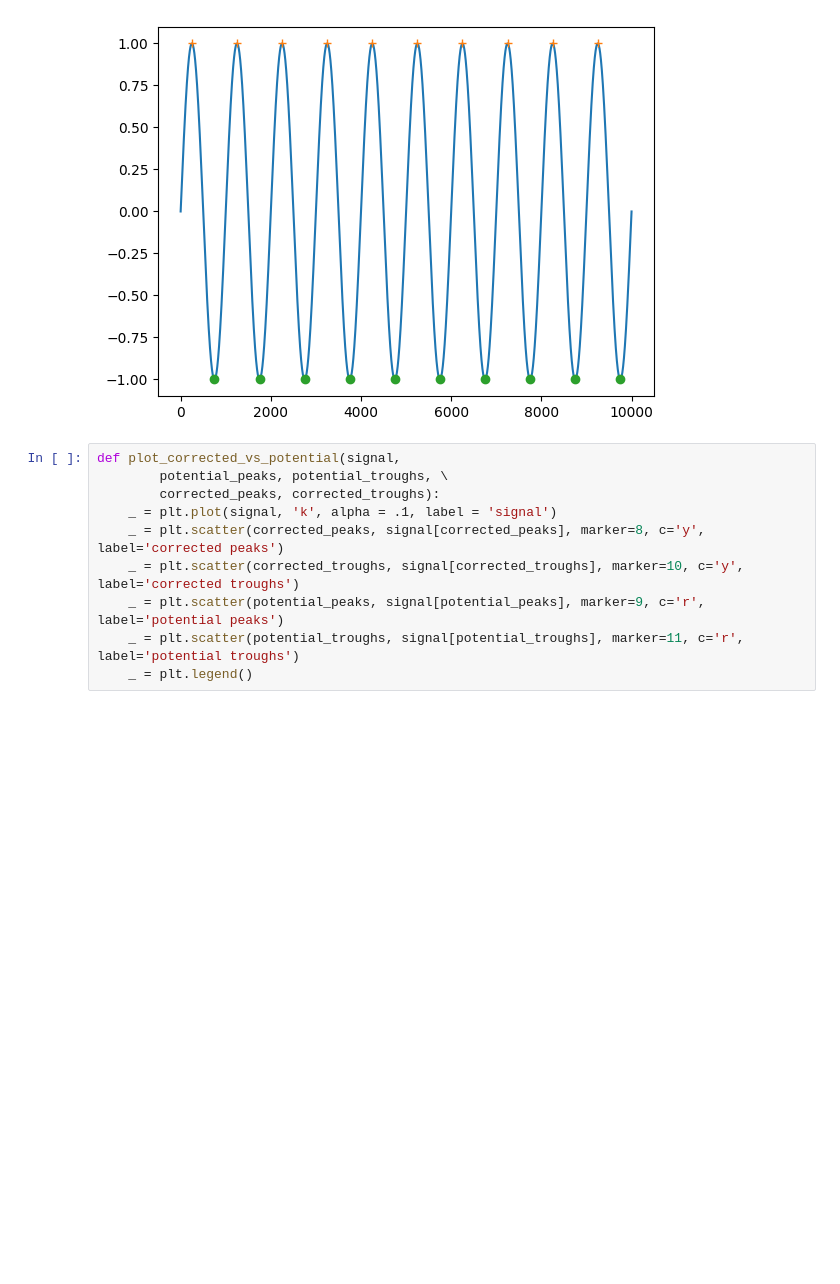
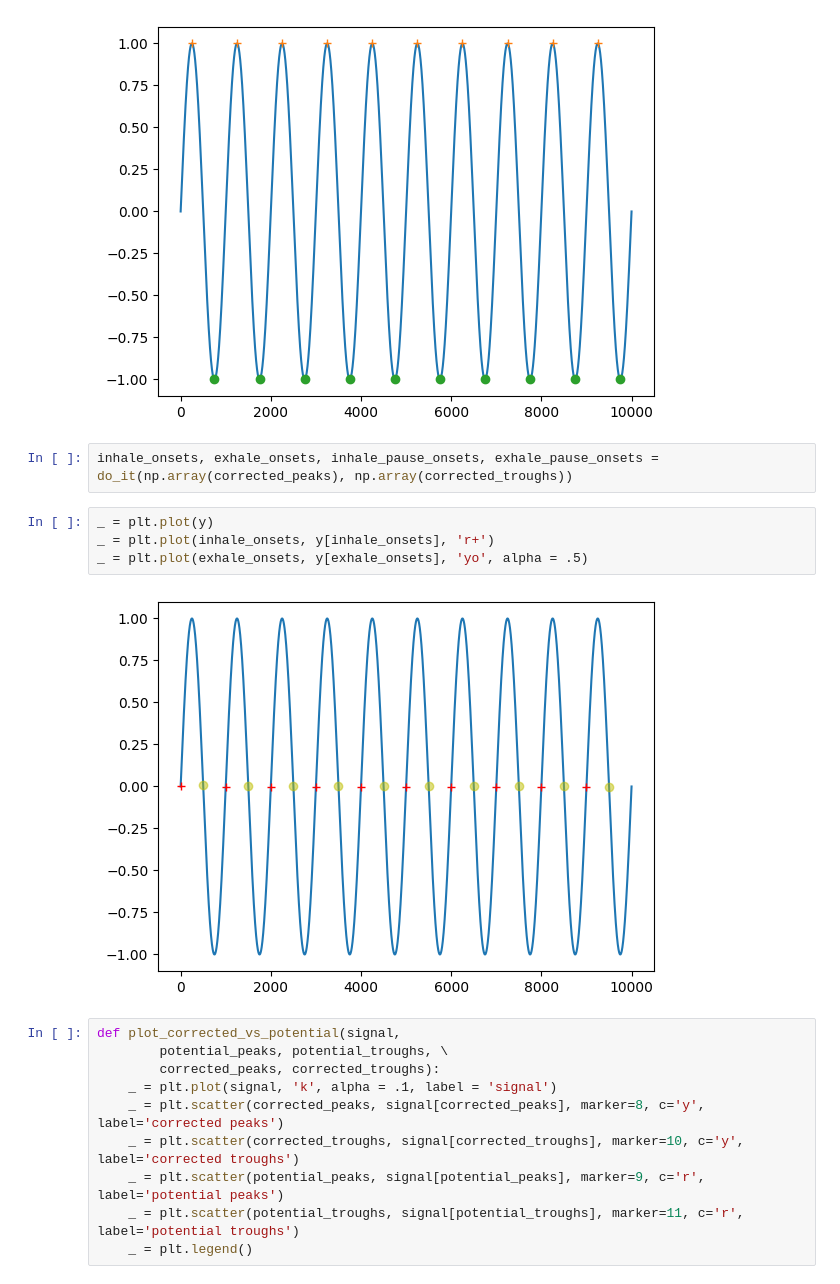
Before and after one commit to Rima-ag/breathmetrics-python, a Jupyter notebook: demo.ipynb, the cells around one changed output. Drawn from its saved outputs; the diff is of its cells as text; blank space fills up the shorter version.

Commit message:
[on_off_det][feat] onset detection

```diff
--- a/demo.ipynb
+++ b/demo.ipynb
@@ -29,6 +30,14 @@ _ = plt.plot(corrected_peaks, y[corrected_peaks], '+')
 _ = plt.plot(corrected_troughs, y[corrected_troughs], 'o')
 # %% [output]
 [figure]
+# %%
+inhale_onsets, exhale_onsets, inhale_pause_onsets, exhale_pause_onsets = do_it(np.array(corrected_peaks), np.array(corrected_troughs))
+# %%
+_ = plt.plot(y)
+_ = plt.plot(inhale_onsets, y[inhale_onsets], 'r+')
+_ = plt.plot(exhale_onsets, y[exhale_onsets], 'yo', alpha = .5)
+# %% [output]
+[figure, added]
 # %%
 def plot_corrected_vs_potential(signal,
         potential_peaks, potential_troughs, \
```
Also changed, not shown: parts of 10 cells of this notebook, 2 other files.
